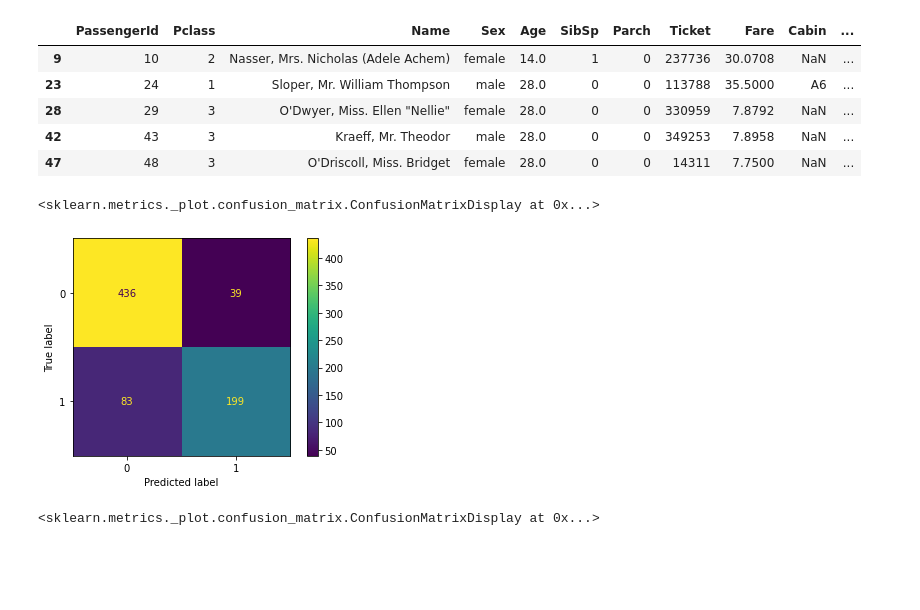
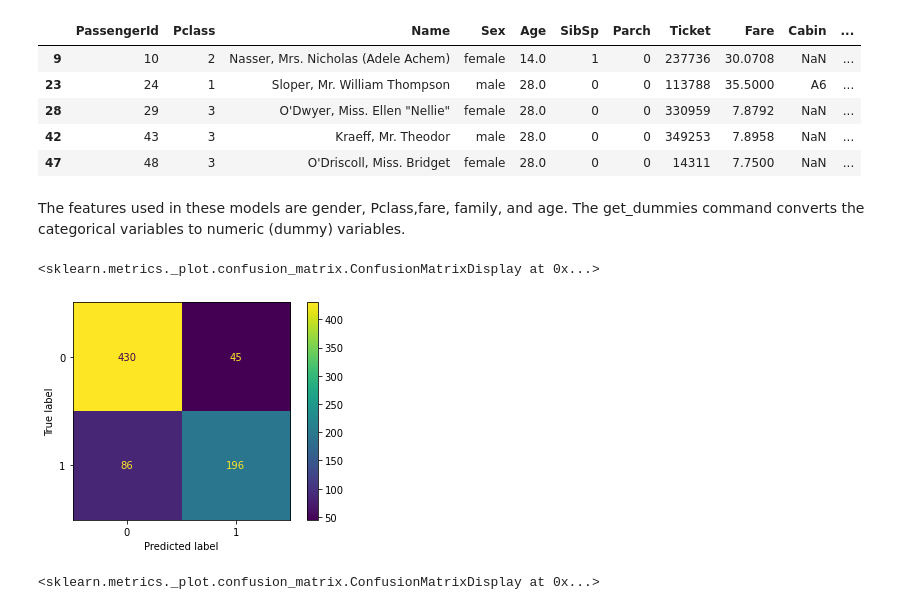
Before and after one commit to S-Spence/Kaggle-Notebooks, a Jupyter notebook: Titanic/TitanicSurvivors.ipynb, the cells around one changed output. Drawn from its saved outputs; the diff is of its cells as text; code cells hidden in the pictures; blank space fills up the shorter version.

```diff
--- a/Titanic/TitanicSurvivors.ipynb
+++ b/Titanic/TitanicSurvivors.ipynb
@@ -227,29 +232,31 @@ Validation Rows: 134, Validation Cols: 15
 | 28 | 29 | 3 | O'Dwyer, Miss. Ellen "Nellie" | female | 28.0 | 0 | 0 | 330959 | 7.8792 | NaN | ... |
 | 42 | 43 | 3 | Kraeff, Mr. Theodor | male | 28.0 | 0 | 0 | 349253 | 7.8958 | NaN | ... |
 | 47 | 48 | 3 | O'Driscoll, Miss. Bridget | female | 28.0 | 0 | 0 | 14311 | 7.7500 | NaN | ... |
+# %% [markdown]
+The features used in these models are gender, Pclass,fare, family, and age. The get_dummies command converts the categorical variables to numeric (dummy) variables.
 # %%
 # Select features
 features = ["Sex","fareBinned", "Pclass", "familyBinned", "ageBinned"]
 
 # Separate training labels and make dummy variables of categoricals
 y_train = train_data["Survived"]
 x_train = pd.get_dummies(train_data[features])
 x_val = pd.get_dummies(val_data[features])
 x_test = pd.get_dummies(test_df[features])
 
 # Fit model (Adding parameter from tuning below)
-model = RandomForestClassifier(n_estimators=100, max_depth=30, random_state=1, max_features = 'sqrt', min_samples_leaf = 2,
+model1 = RandomForestClassifier(n_estimators=100, max_depth=5, random_state=1, min_samples_leaf = 2,
                               min_samples_split = 5)
-model.fit(x_train, y_train)
+model1.fit(x_train, y_train)
 
 # Get train and val predictions
-train_predictions = model.predict(x_train)
-val_predictions = model.predict(x_val)
+train_predictions = model1.predict(x_train)
+val_predictions = model1.predict(x_val)
 
 # Confusion matrix for train predictions
-plot_confusion_matrix(model, x_train, y_train)
+plot_confusion_matrix(model1, x_train, y_train)
 # %% [output]
 <sklearn.metrics._plot.confusion_matrix.ConfusionMatrixDisplay at 0x...>
-[figure, old version]
+[figure, new version]
 # %%
 # Confusion matrix for validation set
```
Also changed, not shown: parts of 12 cells of this notebook.
